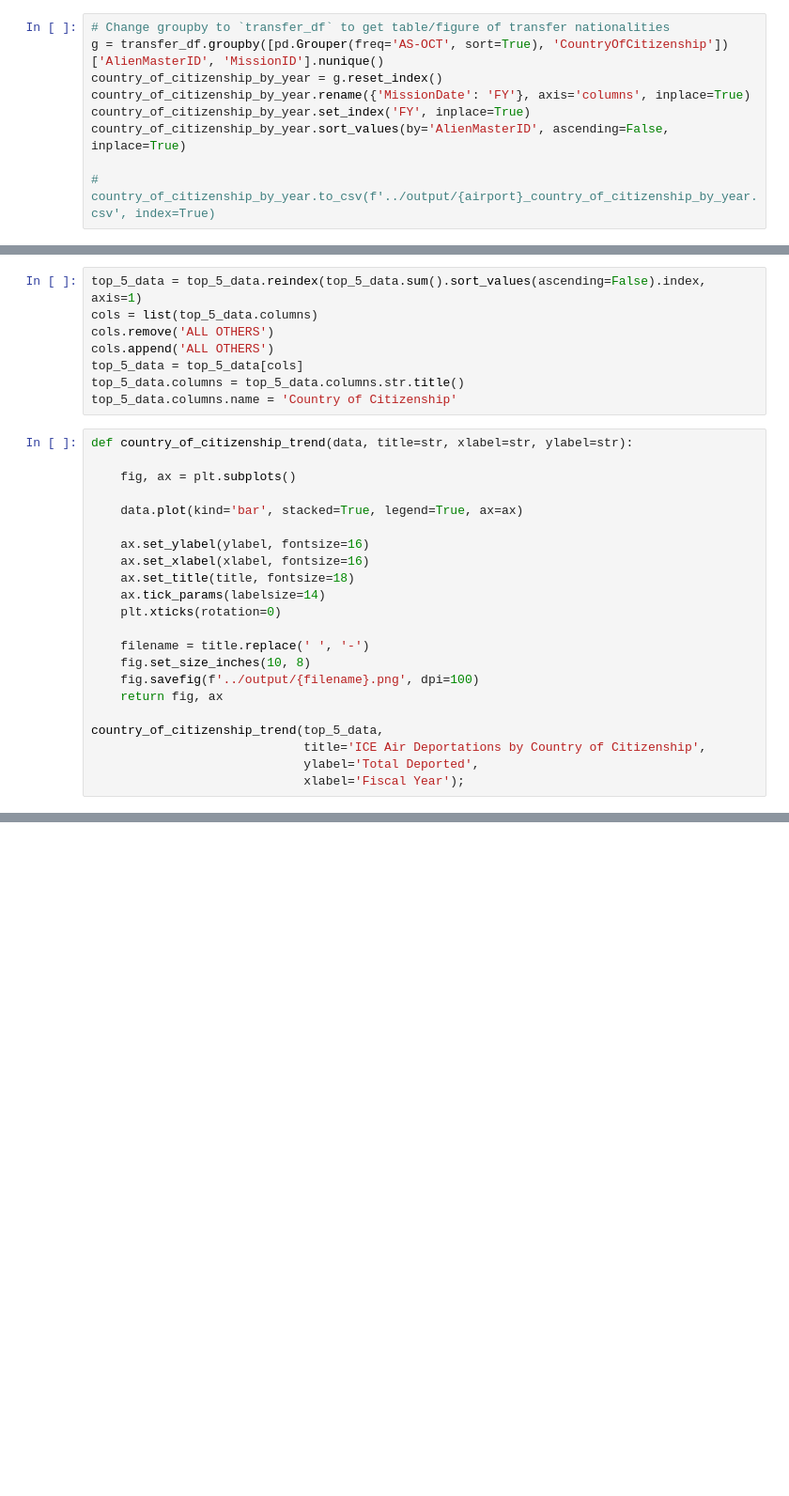
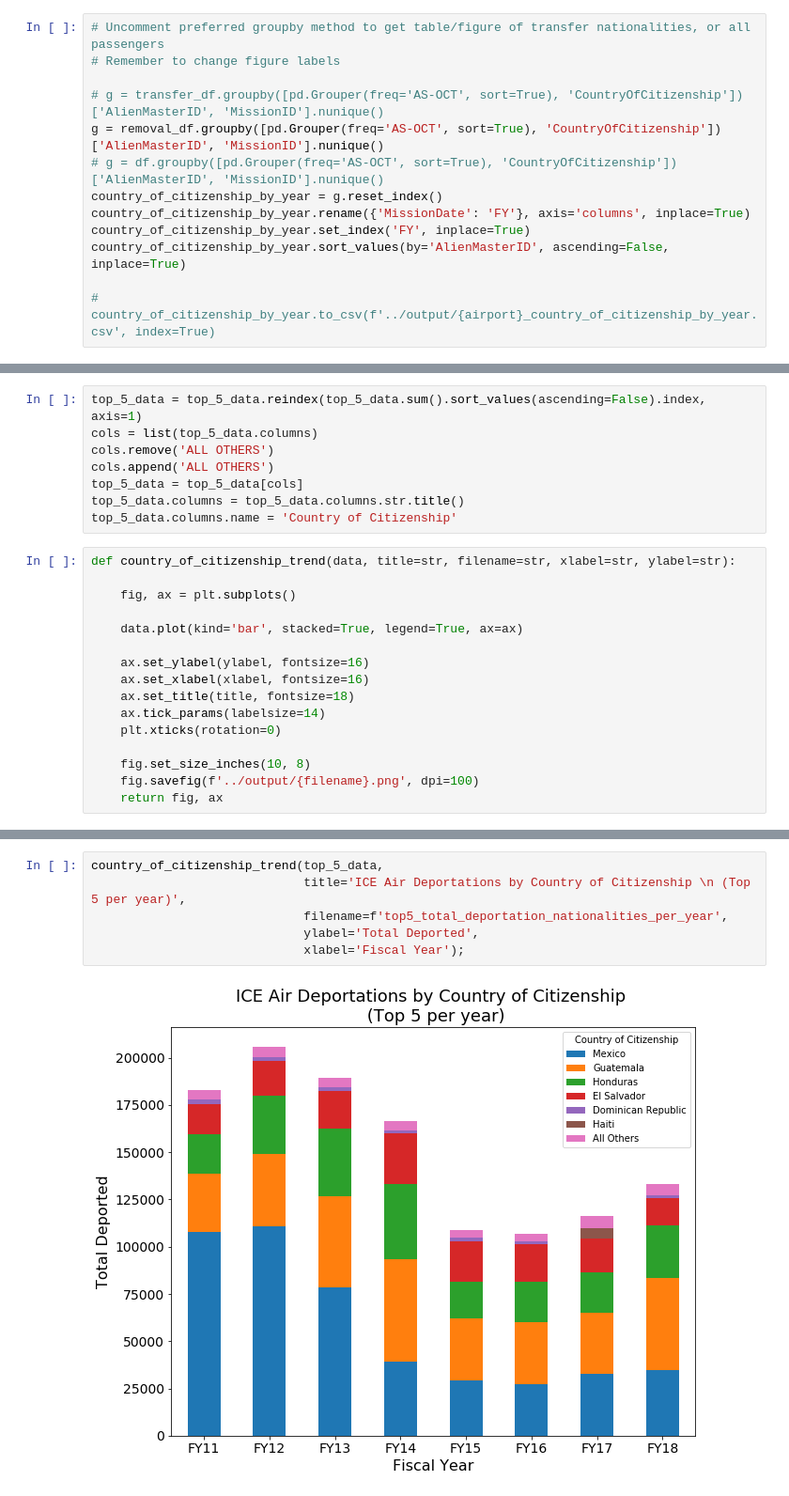
Before and after one commit to UWCHR/ice-air, a Jupyter notebook: analyze/note/global.ipynb, the cells around one changed output, grey strips where cells are left out. Shown at 94% size. Saved outputs shown, nothing was run; the diff lists cells and outputs as text; blank space fills up the shorter version.

```diff
--- a/analyze/note/global.ipynb
+++ b/analyze/note/global.ipynb
@@ -431,6 +403,10 @@ This is slightly counterintuitive, for example it creates illusion of no Dominic
 # %%
-# Change groupby to `transfer_df` to get table/figure of transfer nationalities
-g = transfer_df.groupby([pd.Grouper(freq='AS-OCT', sort=True), 'CountryOfCitizenship'])['AlienMasterID', 'MissionID'].nunique()
+# Uncomment preferred groupby method to get table/figure of transfer nationalities, or all passengers
+# Remember to change figure labels
+
+# g = transfer_df.groupby([pd.Grouper(freq='AS-OCT', sort=True), 'CountryOfCitizenship'])['AlienMasterID', 'MissionID'].nunique()
+g = removal_df.groupby([pd.Grouper(freq='AS-OCT', sort=True), 'CountryOfCitizenship'])['AlienMasterID', 'MissionID'].nunique()
+# g = df.groupby([pd.Grouper(freq='AS-OCT', sort=True), 'CountryOfCitizenship'])['AlienMasterID', 'MissionID'].nunique()
 country_of_citizenship_by_year = g.reset_index()
 country_of_citizenship_by_year.rename({'MissionDate': 'FY'}, axis='columns', inplace=True)
 country_of_citizenship_by_year.set_index('FY', inplace=True)
@@ -486,7 +464,7 @@ top_5_data = top_5_data[cols]
 top_5_data.columns = top_5_data.columns.str.title()
 top_5_data.columns.name = 'Country of Citizenship'
 # %%
-def country_of_citizenship_trend(data, title=str, xlabel=str, ylabel=str):
+def country_of_citizenship_trend(data, title=str, filename=str, xlabel=str, ylabel=str):
 
     fig, ax = plt.subplots()
 
@@ -498,12 +476,6 @@ def country_of_citizenship_trend(data, title=str, xlabel=str, ylabel=str):
     ax.tick_params(labelsize=14)
     plt.xticks(rotation=0)
 
-    filename = title.replace(' ', '-')
     fig.set_size_inches(10, 8)
     fig.savefig(f'../output/{filename}.png', dpi=100)
     return fig, ax
-
-country_of_citizenship_trend(top_5_data,
-                             title='ICE Air Deportations by Country of Citizenship',
-                             ylabel='Total Deported',
-                             xlabel='Fiscal Year');
@@ -511,0 +482,8 @@ country_of_citizenship_trend(top_5_data,
+# %%
+country_of_citizenship_trend(top_5_data,
+                             title='ICE Air Deportations by Country of Citizenship \n (Top 5 per year)',
+                             filename=f'top5_total_deportation_nationalities_per_year',
+                             ylabel='Total Deported',
+                             xlabel='Fiscal Year');
+# %% [output]
+[figure, added]
```
Also changed, not shown: parts of 41 cells of this notebook, 1 other file.
